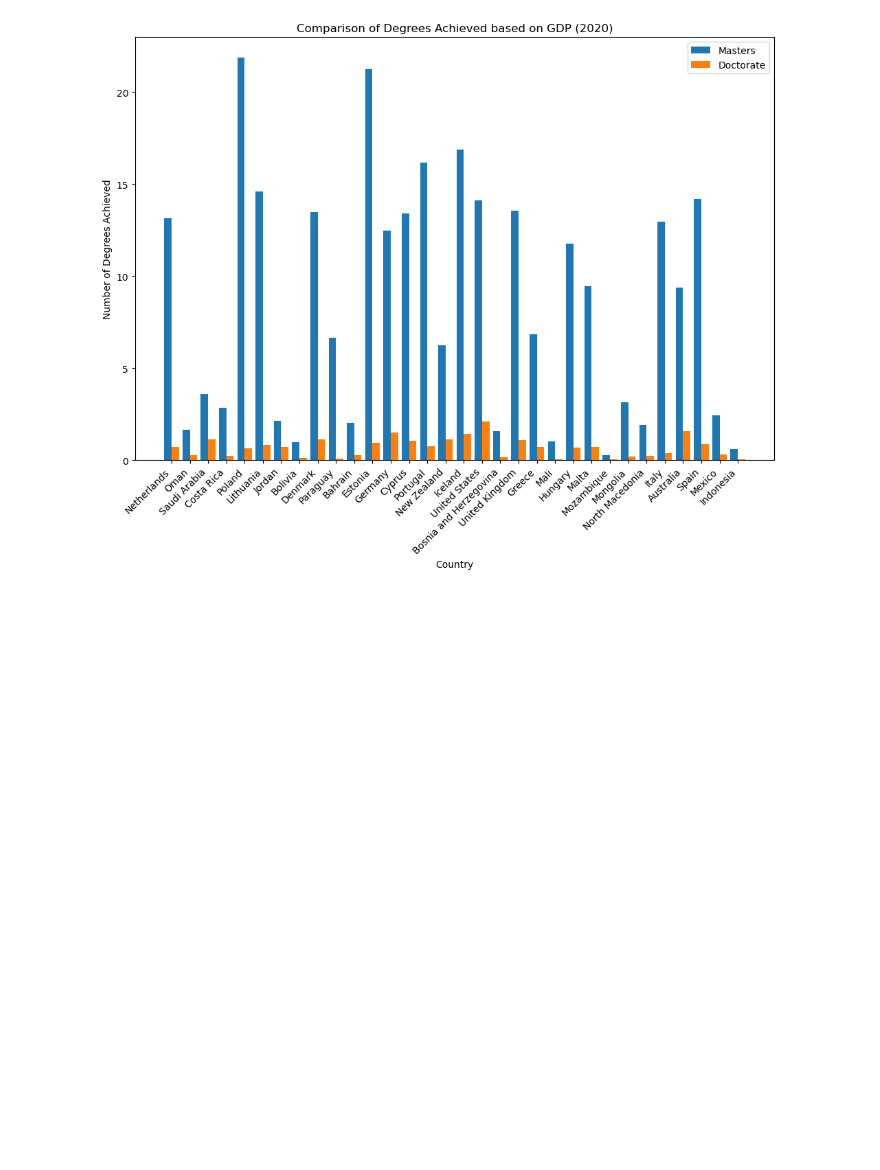
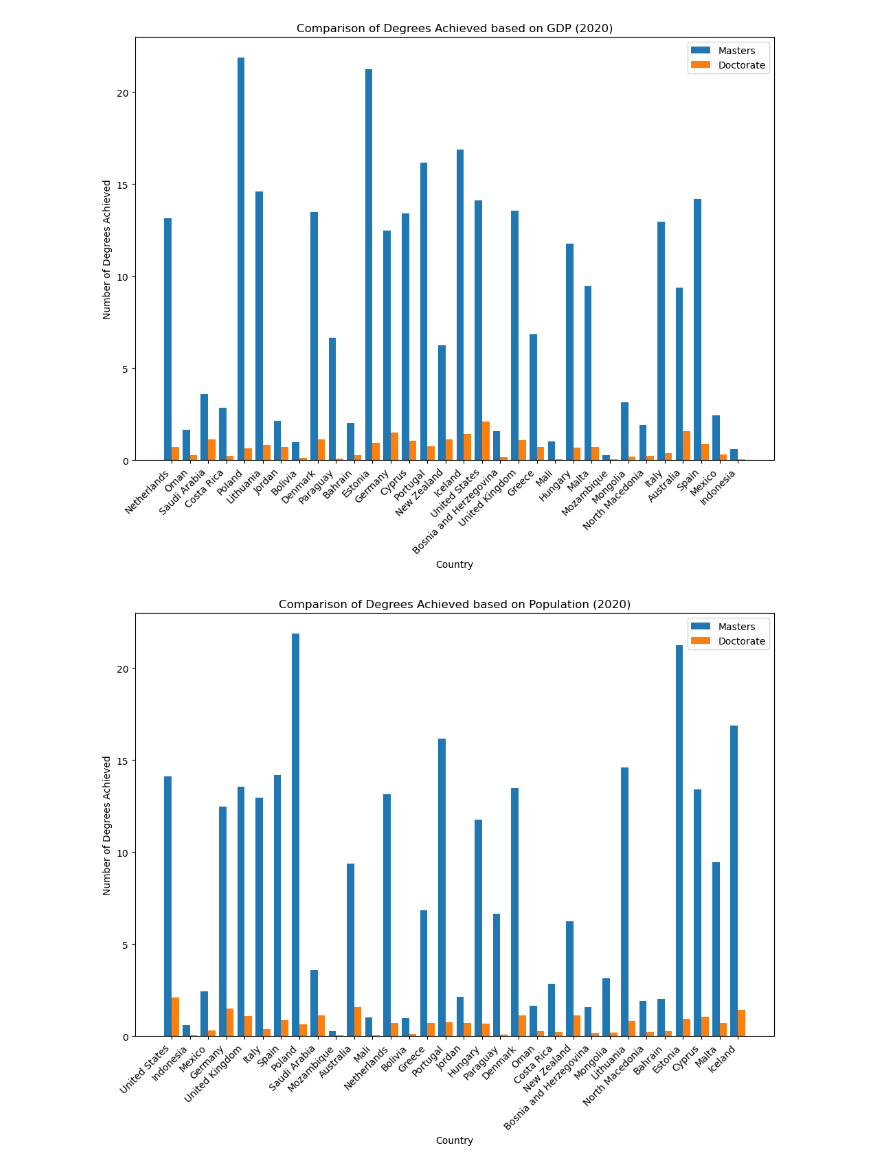
Before and after one commit to BehnooshNasri/project_one, a Jupyter notebook: API Countries Analysis.ipynb, the cells around one changed output. Cells and saved outputs as stored; diff of their text form; code cells hidden in the pictures; blank space fills up the shorter version.

```diff
--- a/API Countries Analysis.ipynb
+++ b/API Countries Analysis.ipynb
@@ -167,3 +148,23 @@ plt.legend()
 plt.show()
 # %% [output]
 [figure]
+# %%
+# Sort the DataFrame by 'Population'
+global_df_sorted = global_df.sort_values(by='Population', ascending=False)
+
+# Plot a grouped bar chart
+bar_width = 0.4
+index = np.arange(len(global_df_sorted))
+
+plt.figure(figsize=(12, 8))
+plt.bar(index, global_df_sorted['2020 Masters or Equivalent Achieved'], width=bar_width, label='Masters')
+plt.bar(index + bar_width, global_df_sorted['2020 Doctorate or Equivalent Achieved'], width=bar_width, label='Doctorate')
+
+plt.xlabel('Country')
+plt.ylabel('Number of Degrees Achieved')
+plt.title('Comparison of Degrees Achieved based on Population (2020)')
+plt.xticks(index + bar_width / 2, global_df_sorted['Country'], rotation=45, ha='right')
+plt.legend()
+plt.show()
+# %% [output]
+[figure, added]
```
Also changed, not shown: parts of 10 cells of this notebook.
